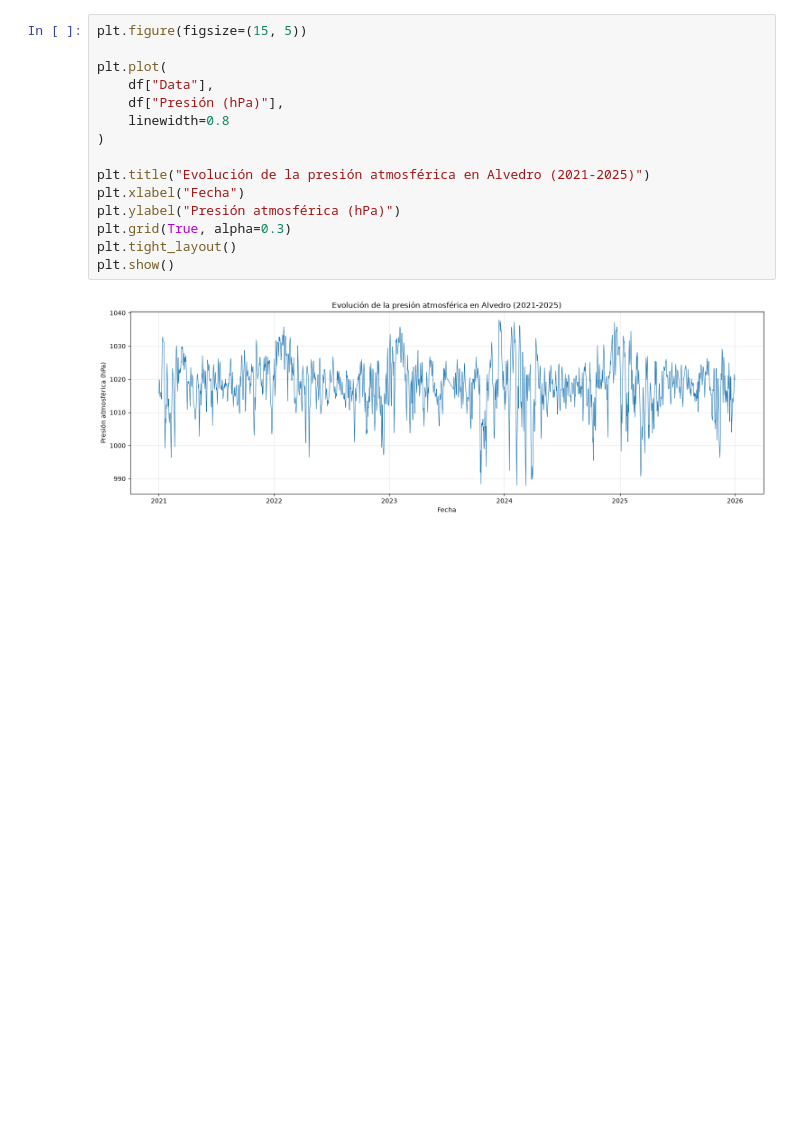
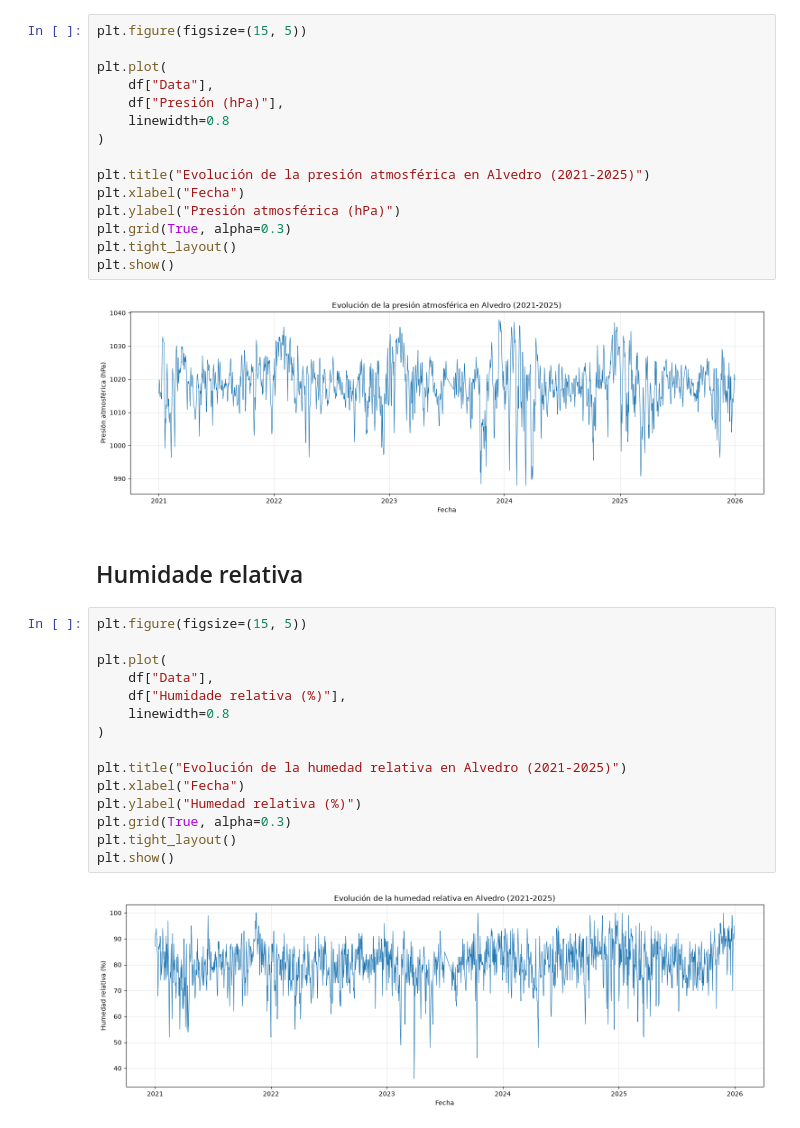
Before and after one commit to estevo97/analise_alvedro, a Jupyter notebook: alvedro_limpeza.ipynb, the cells around one changed output. Saved outputs shown, nothing was run; the diff lists cells and outputs as text; blank space fills up the shorter version.

```diff
--- a/alvedro_limpeza.ipynb
+++ b/alvedro_limpeza.ipynb
@@ -836,3 +866,22 @@ plt.tight_layout()
 plt.show()
 # %% [output]
 [figure]
+# %% [markdown]
+## Humidade relativa
+# %%
+plt.figure(figsize=(15, 5))
+
+plt.plot(
+    df["Data"],
+    df["Humidade relativa (%)"],
+    linewidth=0.8
+)
+
+plt.title("Evolución de la humedad relativa en Alvedro (2021-2025)")
+plt.xlabel("Fecha")
+plt.ylabel("Humedad relativa (%)")
+plt.grid(True, alpha=0.3)
+plt.tight_layout()
+plt.show()
+# %% [output]
+[figure, added]
```
Also changed, not shown: parts of 20 cells of this notebook, 3 other files.
